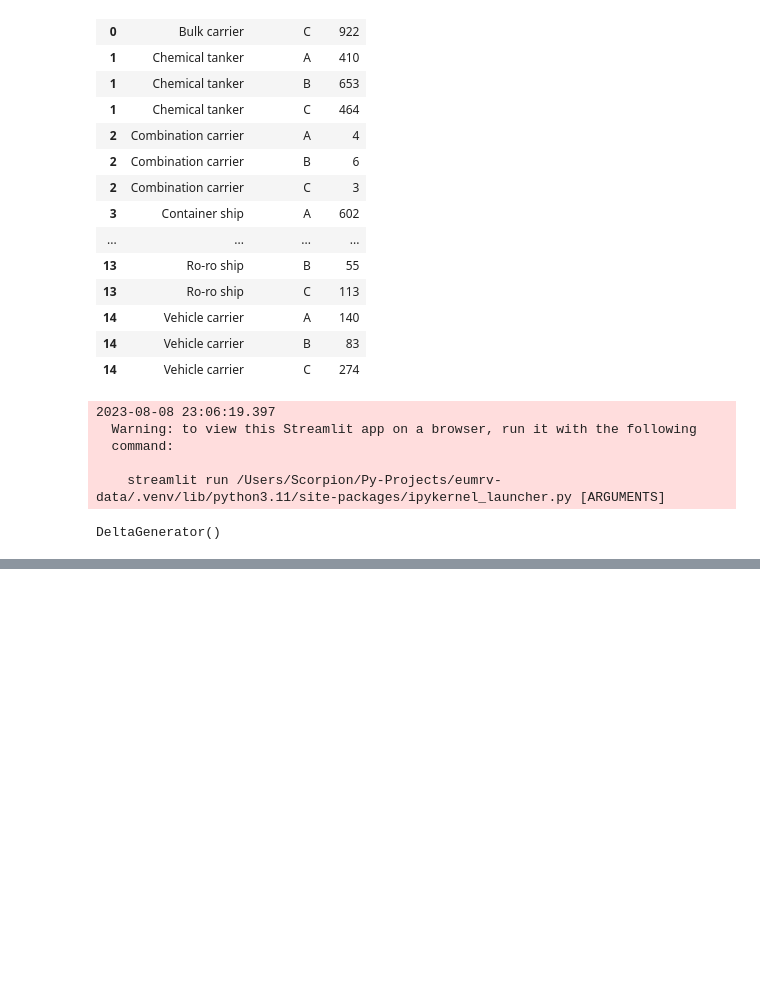
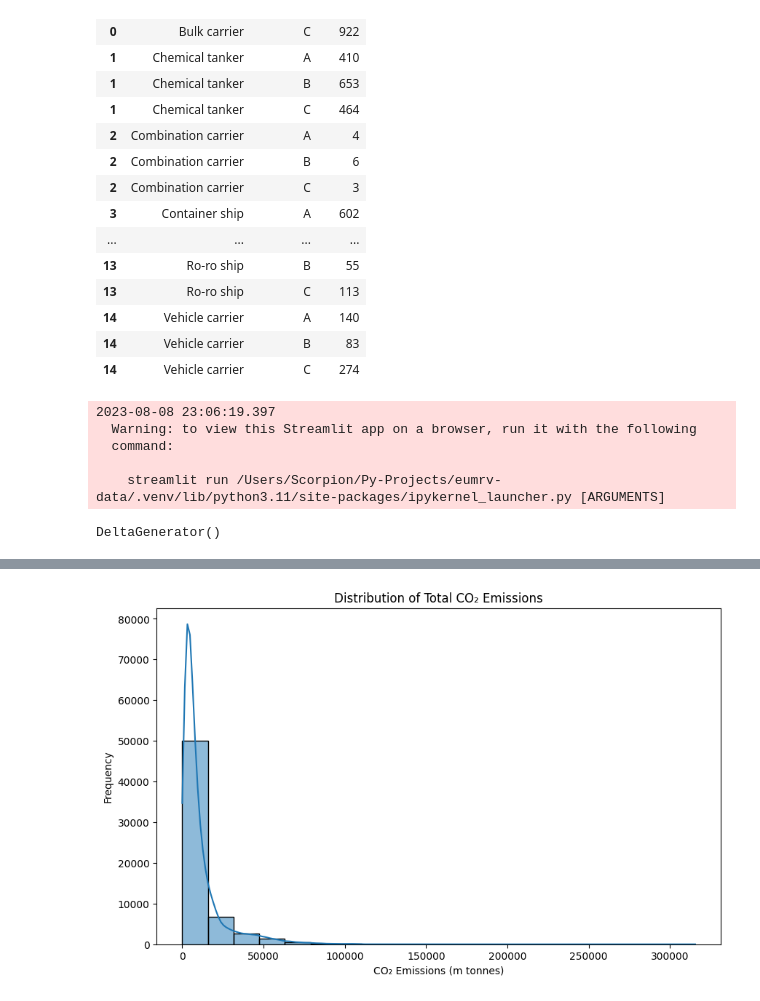
Before and after one commit to captv89/eumrv-data, a Jupyter notebook: learn.ipynb, the cells around one changed output, grey strips where cells are left out. Drawn from its saved outputs; the diff is of its cells as text; code cells hidden in the pictures; blank space fills up the shorter version.

```diff
--- a/learn.ipynb
+++ b/learn.ipynb
@@ -201,3 +201,33 @@ st.dataframe(vessel_counts)
 
     streamlit run /Users/Scorpion/Py-Projects/eumrv-data/.venv/lib/python3.11/site-packages/ipykernel_launcher.py [ARGUMENTS]
 DeltaGenerator()
+# %%
+import pandas as pd
+import matplotlib.pyplot as plt
+import seaborn as sns
+
+# year and filepath
+file_path = {
+    '2018': 'data/2018-v269-16052023-EU MRV Publication of information.csv',
+    '2019': 'data/2019-v215-30062023-EU MRV Publication of information.csv',
+    '2020': 'data/2020-v191-20072023-EU MRV Publication of information.csv',
+    '2021': 'data/2021-v169-02082023-EU MRV Publication of information.csv',
+    '2022': 'data/2022-v35-05082023-EU MRV Publication of information.csv',
+}
+
+# Combine all the data into one DataFrame
+all_data = pd.DataFrame()
+for year in file_path:
+    data = pd.read_csv(file_path[year])
+    data['Year'] = year
+    all_data = pd.concat([all_data, data])
+
+
+# Preprocessing
+all_data['Reporting Period'] = pd.to_datetime(data['Reporting Period'])
+# all_data.set_index('Reporting Period', inplace=True)
+
+# EDA - Summary statistics
+summary_stats = data.describe()
+
+print(summary_stats)
@@ -203,0 +252,10 @@ DeltaGenerator()
+# %%
+# EDA - Visualizations
+plt.figure(figsize=(10, 6))
+sns.histplot(all_data['Total CO₂ emissions [m tonnes]'], bins=20, kde=True)
+plt.title('Distribution of Total CO₂ Emissions')
+plt.xlabel('CO₂ Emissions (m tonnes)')
+plt.ylabel('Frequency')
+plt.show()
+# %% [output]
+[figure, added]
```
Also changed, not shown: parts of 4 cells of this notebook, 1 other file.
